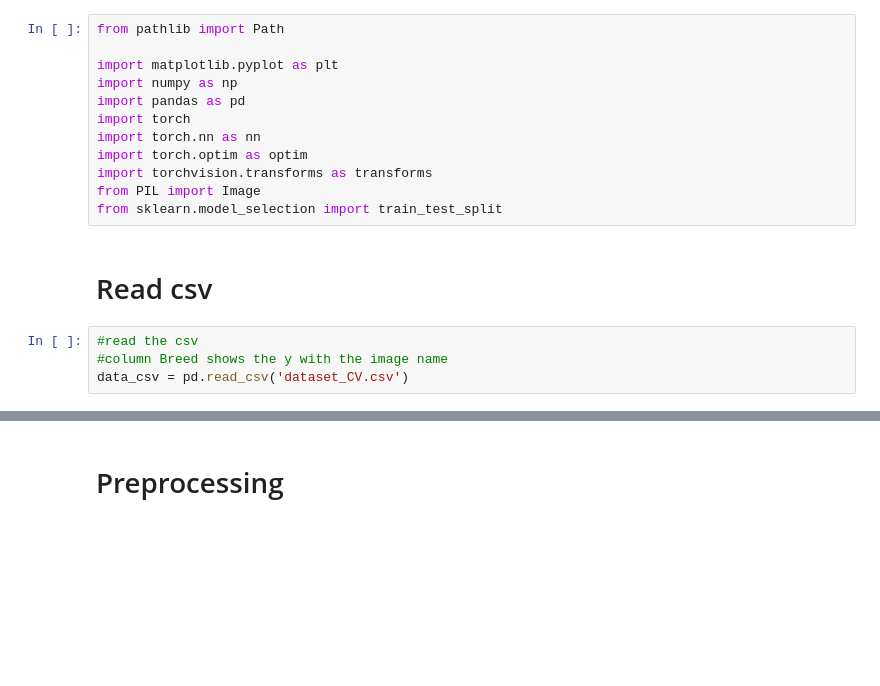
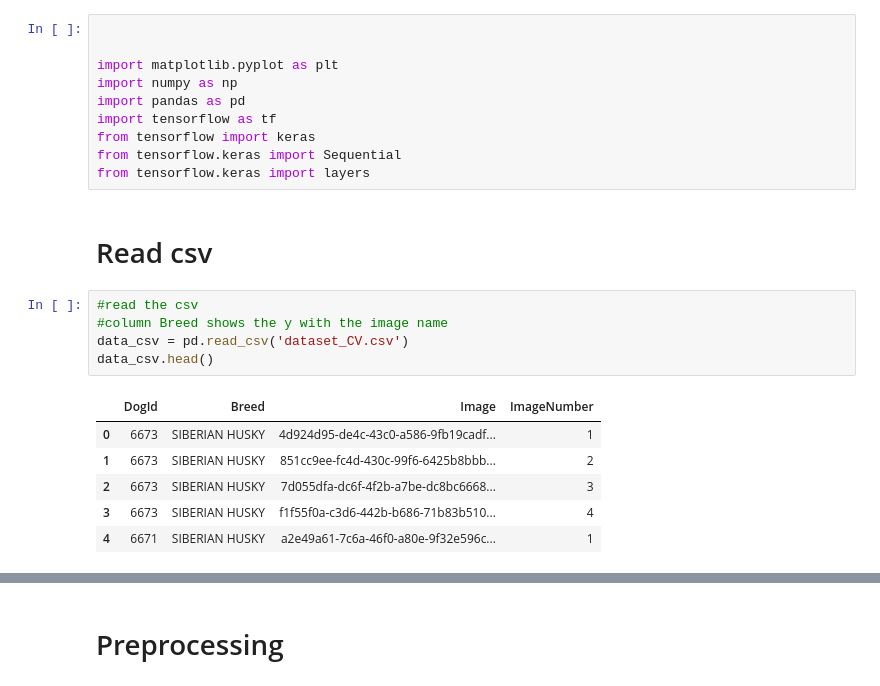
Before and after one commit to SunnyTrashpanda/CVNLP_dog-breeds, a Jupyter notebook: main.ipynb, the cells around one changed output, grey strips where cells are left out. Saved outputs shown, nothing was run; the diff lists cells and outputs as text; blank space fills up the shorter version.

```diff
--- a/main.ipynb
+++ b/main.ipynb
@@ -1,18 +1,24 @@
 # %%
-from pathlib import Path
+
 
 import matplotlib.pyplot as plt
 import numpy as np
 import pandas as pd
-import torch
-import torch.nn as nn
-import torch.optim as optim
-import torchvision.transforms as transforms
-from PIL import Image
-from sklearn.model_selection import train_test_split
+import tensorflow as tf
+from tensorflow import keras
+from tensorflow.keras import Sequential
+from tensorflow.keras import layers
 # %% [markdown]
 # Read csv
 # %%
 #read the csv
 #column Breed shows the y with the image name
 data_csv = pd.read_csv('dataset_CV.csv')
+data_csv.head()
+# %% [output]
+|  | DogId | Breed | Image | ImageNumber |
+| 0 | 6673 | SIBERIAN HUSKY | 4d924d95-de4c-43c0-a586-9fb19cadf... | 1 |
+| 1 | 6673 | SIBERIAN HUSKY | 851cc9ee-fc4d-430c-99f6-6425b8bbb... | 2 |
+| 2 | 6673 | SIBERIAN HUSKY | 7d055dfa-dc6f-4f2b-a7be-dc8bc6668... | 3 |
+| 3 | 6673 | SIBERIAN HUSKY | f1f55f0a-c3d6-442b-b686-71b83b510... | 4 |
+| 4 | 6671 | SIBERIAN HUSKY | a2e49a61-7c6a-46f0-a80e-9f32e596c... | 1 |
```
Also changed, not shown: parts of 32 cells of this notebook, 1 other file.
